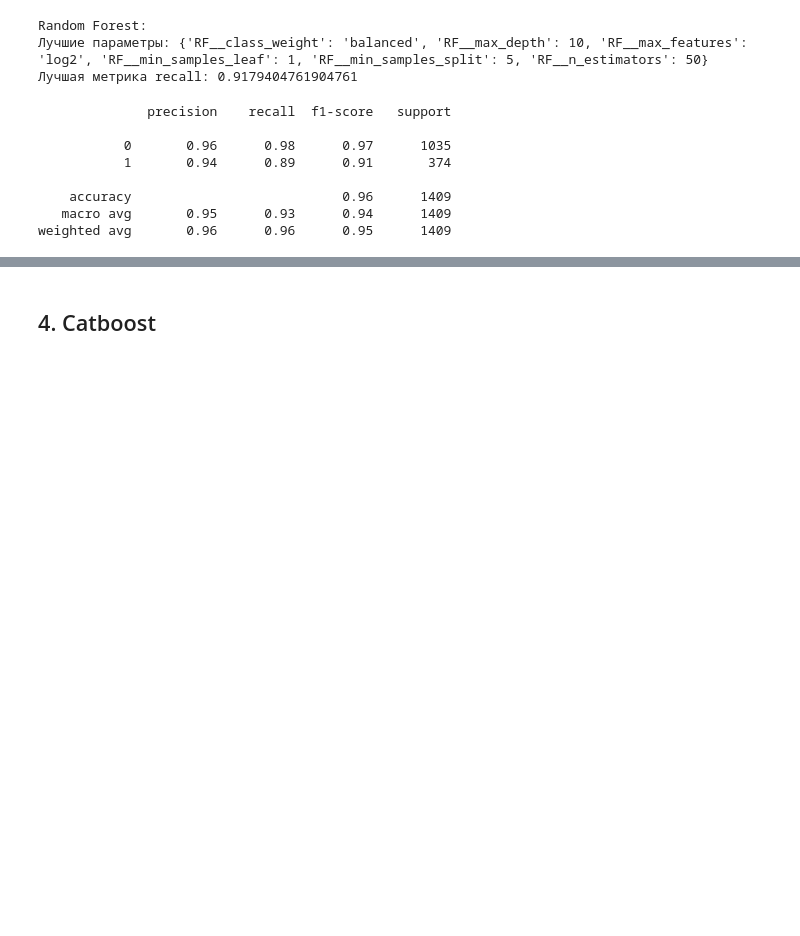
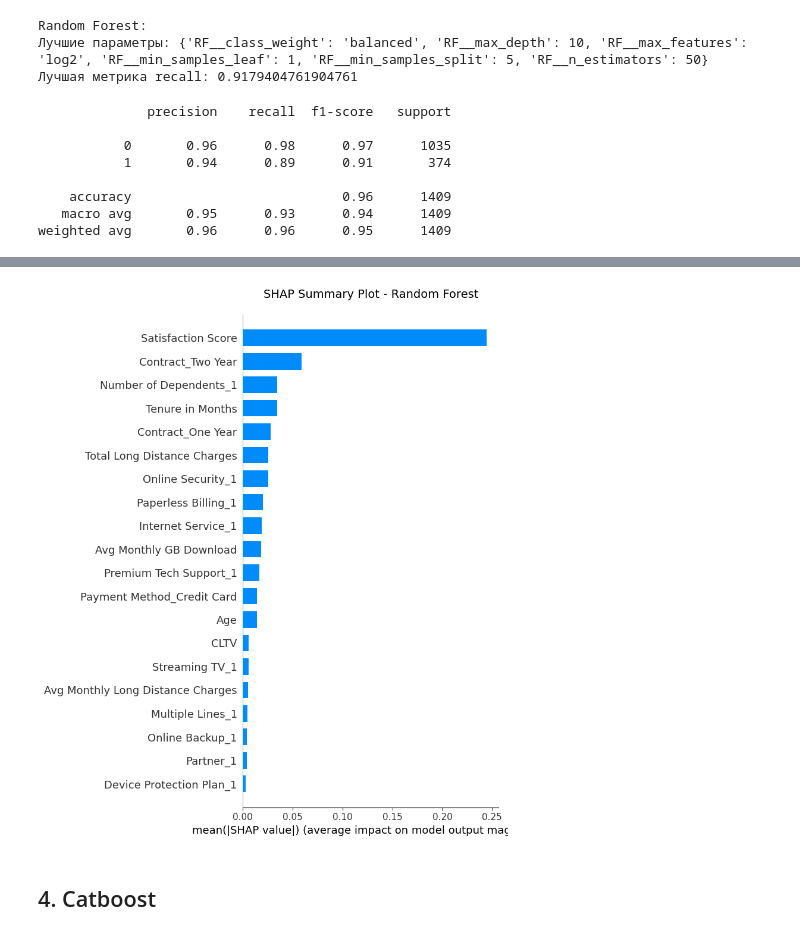
Before and after one commit to Valuxalo/ML_telco_customer_churn, a Jupyter notebook: notebooks/ML.ipynb, the cells around one changed output, grey strips where cells are left out. Saved outputs shown, nothing was run; the diff lists cells and outputs as text; code cells hidden in the pictures; blank space fills up the shorter version.

```diff
--- a/notebooks/ML.ipynb
+++ b/notebooks/ML.ipynb
@@ -169,3 +172,42 @@ print(classification_report(y_val, y_pred))
     accuracy                           0.96      1409
    macro avg       0.95      0.93      0.94      1409
 weighted avg       0.96      0.96      0.95      1409
+# %%
+best_rf_pipeline = rf_cv.best_estimator_
+
+preprocessor_rf = best_rf_pipeline.named_steps['preprocessor']
+best_rf_model = best_rf_pipeline.named_steps['RF']
+
+explainer_rf = shap.TreeExplainer(best_rf_model)
+X_val_processed = preprocessor_rf.transform(X_val)
+shap_values_rf = explainer_rf.shap_values(X_val_processed)
+shap_values_rf_class1 = shap_values_rf[1] if isinstance(shap_values_rf, list) else shap_values_rf
+# %%
+shap.initjs()  # для интерактивных графиков в Jupyter
+
+feature_names = []
+for name, transformer, columns in preprocessor.transformers_:
+    if name == 'num':
+        feature_names.extend(columns)
+    elif name == 'cat':
+        if hasattr(transformer, 'named_steps') and 'onehot' in transformer.named_steps:
+            encoder = transformer.named_steps['onehot']
+            feature_names.extend(encoder.get_feature_names_out(columns))
+        else:
+            feature_names.extend(columns)
+
+shap_values_for_class1 = shap_values_rf_class1[:, :, 1]
+
+plt.figure(figsize=(15, 8))
+shap.summary_plot(
+    shap_values_for_class1,
+    X_val_processed,
+    feature_names=feature_names,
+    plot_type="bar",
+    show=False,
+    max_display=None
+)
+plt.title('SHAP Summary Plot - Random Forest', fontsize=14, pad=20)
+plt.tight_layout()
+plt.show()
+# %% [output]
@@ -172,3 +215,4 @@ weighted avg       0.96      0.96      0.95      1409
+[figure, added]
 # %% [markdown]
 ## 4. Catboost
 # %%
```
Also changed, not shown: parts of 14 cells of this notebook, 10 other files.
